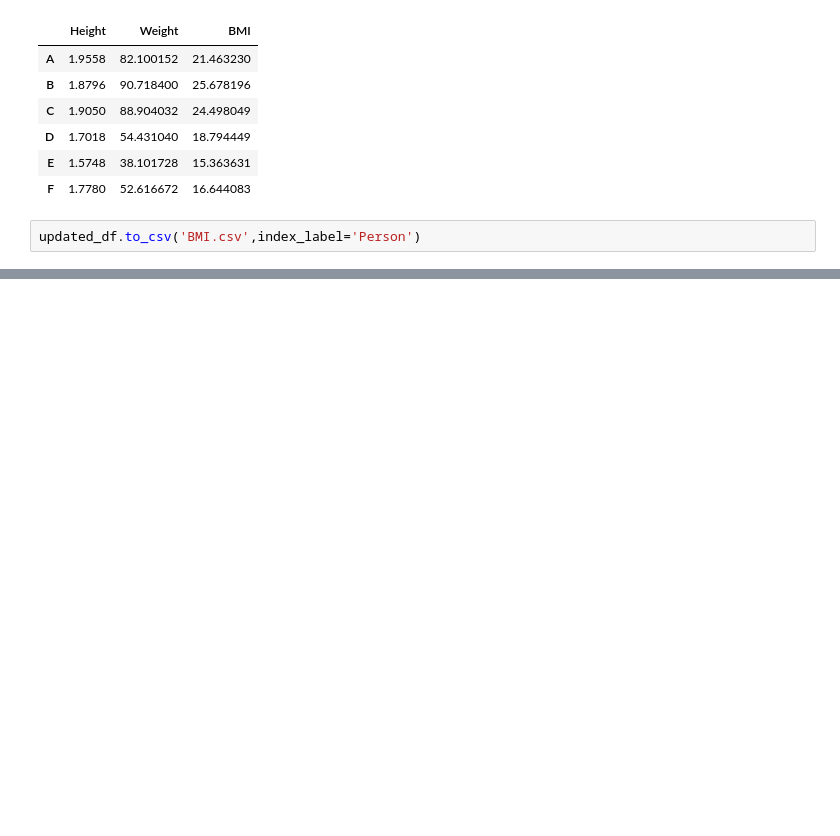
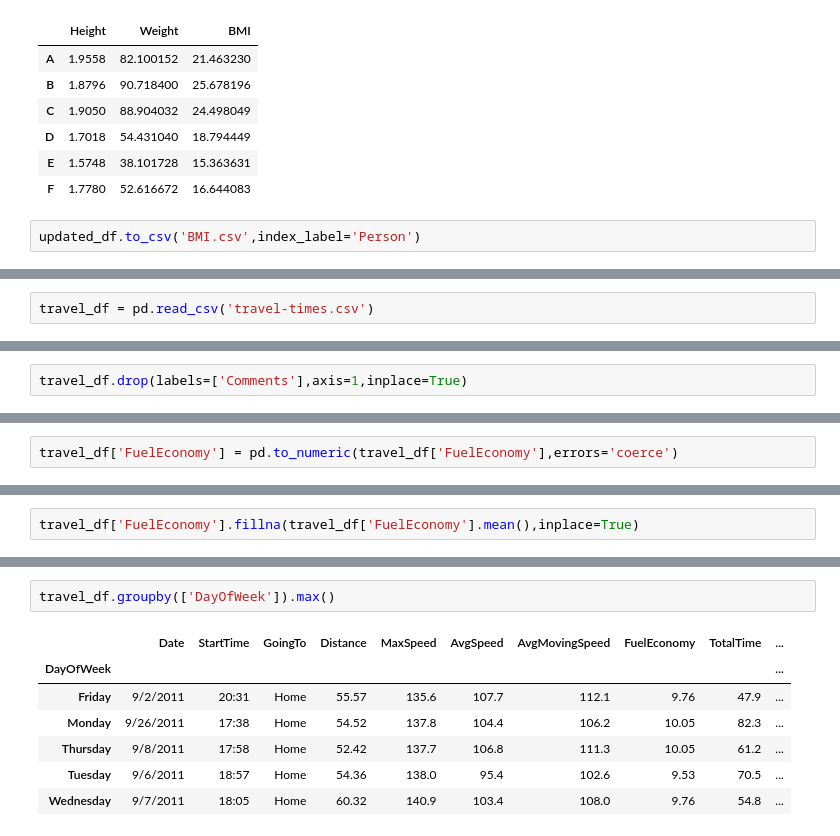
Before and after one commit to bajracharya-kshitij/pandas, a Jupyter notebook: DataFrame.ipynb, the cells around one changed output, grey strips where cells are left out. Saved outputs shown, nothing was run; the diff lists cells and outputs as text; blank space fills up the shorter version.

```diff
--- a/DataFrame.ipynb
+++ b/DataFrame.ipynb
@@ -192,0 +211,2 @@ updated_df.to_csv('BMI.csv',index_label='Person')
+# %%
+travel_df = pd.read_csv('travel-times.csv')
@@ -192,0 +255,2 @@ updated_df.to_csv('BMI.csv',index_label='Person')
+# %%
+travel_df.drop(labels=['Comments'],axis=1,inplace=True)
@@ -192,0 +286,2 @@ updated_df.to_csv('BMI.csv',index_label='Person')
+# %%
+travel_df['FuelEconomy'] = pd.to_numeric(travel_df['FuelEconomy'],errors='coerce')
@@ -192,0 +308,2 @@ updated_df.to_csv('BMI.csv',index_label='Person')
+# %%
+travel_df['FuelEconomy'].fillna(travel_df['FuelEconomy'].mean(),inplace=True)
@@ -192,0 +553,10 @@ updated_df.to_csv('BMI.csv',index_label='Person')
+# %%
+travel_df.groupby(['DayOfWeek']).max()
+# %% [output]
+|  | Date | StartTime | GoingTo | Distance | MaxSpeed | AvgSpeed | AvgMovingSpeed | FuelEconomy | TotalTime | ... |
+| DayOfWeek |  |  |  |  |  |  |  |  |  | ... |
+| Friday | 9/2/2011 | 20:31 | Home | 55.57 | 135.6 | 107.7 | 112.1 | 9.76 | 47.9 | ... |
+| Monday | 9/26/2011 | 17:38 | Home | 54.52 | 137.8 | 104.4 | 106.2 | 10.05 | 82.3 | ... |
+| Thursday | 9/8/2011 | 17:58 | Home | 52.42 | 137.7 | 106.8 | 111.3 | 10.05 | 61.2 | ... |
+| Tuesday | 9/6/2011 | 18:57 | Home | 54.36 | 138.0 | 95.4 | 102.6 | 9.53 | 70.5 | ... |
+| Wednesday | 9/7/2011 | 18:05 | Home | 60.32 | 140.9 | 103.4 | 108.0 | 9.76 | 54.8 | ... |
```
Also changed, not shown: parts of 37 cells of this notebook, 3 other files.
